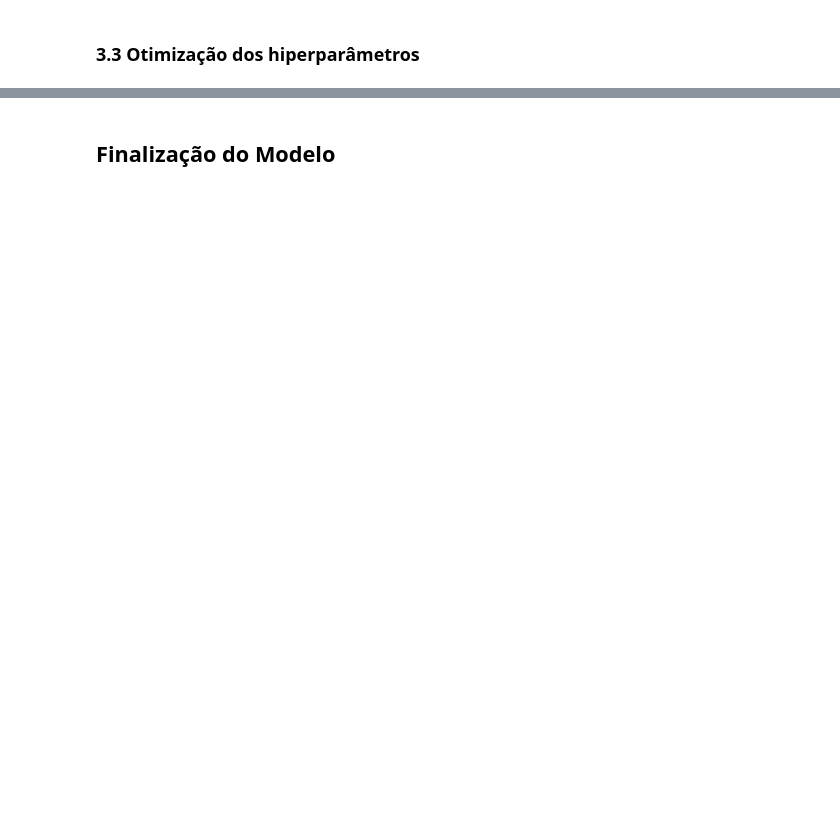
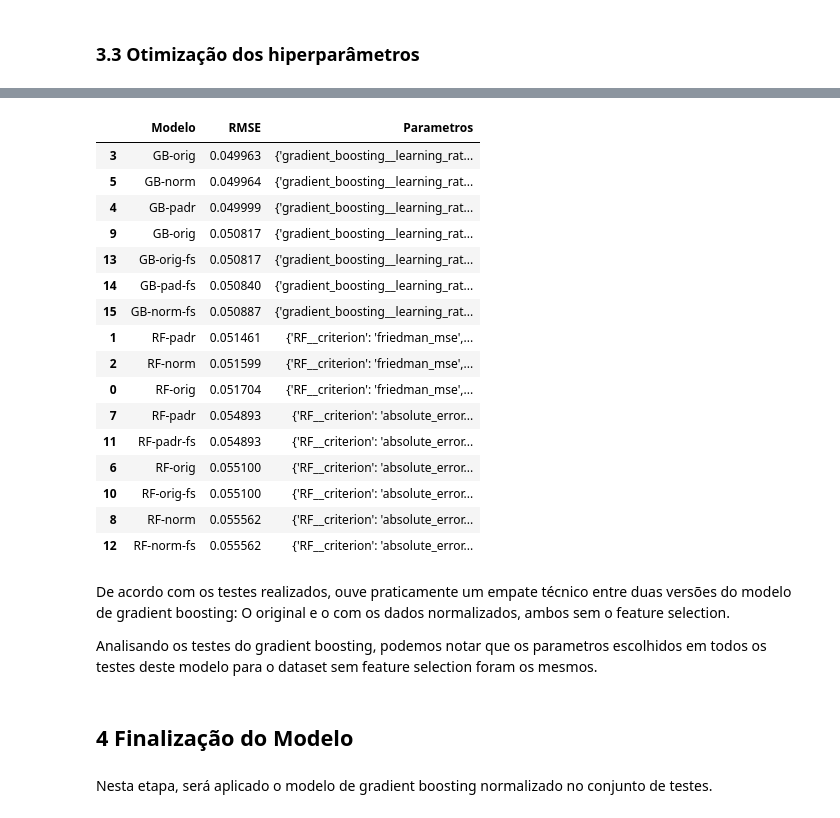
Before and after one commit to kranov582/mvp-2-parte-1, a Jupyter notebook: mvp_2.ipynb, the cells around one changed output, grey strips where cells are left out. Drawn from its saved outputs; the diff is of its cells as text; code cells hidden in the pictures; blank space fills up the shorter version.

```diff
--- a/mvp_2.ipynb
+++ b/mvp_2.ipynb
@@ -615,0 +721,3 @@ Nesta etapa, será feito a otimização dos parametros do modelo que se saiu mel
+# %%
+# Criando uma lista para guardar os resultados
+final_results_otimization = pd.DataFrame(columns = ['Modelo', 'RMSE', 'Parametros'])
@@ -648,0 +828,32 @@ Os melhores parametros encontrados pelo GridSearch para o modelo KNN com esses d
+# %%
+# Tuning do gradient_boosting
+
+np.random.seed(9) # definindo uma semente global para este bloco
+
+pipelines = []
+
+# Definindo os componentes do pipeline
+gradient_boosting = ('gradient_boosting', GradientBoostingRegressor())
+
+standard_scaler = ('StandardScaler', StandardScaler())
+min_max_scaler = ('MinMaxScaler', MinMaxScaler())
+
+pipelines.append(('GB-orig-fs', Pipeline([gradient_boosting])))
+pipelines.append(('GB-pad-fs', Pipeline([standard_scaler, gradient_boosting])))
+pipelines.append(('GB-norm-fs', Pipeline([min_max_scaler, gradient_boosting])))
+
+param_grid_gb = {
+    'gradient_boosting__n_estimators': [10, 50, 100, 500],
+    'gradient_boosting__learning_rate': [0.0001, 0.001, 0.01, 0.1, 1.0],
+    'gradient_boosting__subsample' : [0.5, 0.7, 1.0],
+    'gradient_boosting__max_depth' :[3, 7, 9]
+}
+
+# Prepara e executa o GridSearchCV
+for name, model in pipelines:
+    grid = GridSearchCV(estimator=model, param_grid=param_grid_gb, cv=kfold, scoring='neg_mean_squared_error' )
+    grid.fit(X_train_FS, y_train_FS)
+    nova_linha = {'Modelo': name, 'RMSE': np.sqrt(abs(grid.best_score_)), 'Parametros': grid.best_params_}
+    final_results_otimization = final_results_otimization.append(nova_linha, ignore_index=True)
+    # imprime a melhor configuração
+    print("%s - Melhor: %f usando %s" % (name, np.sqrt(abs(grid.best_score_)), grid.best_params_))
@@ -649,5 +864,31 @@ Os melhores parametros encontrados pelo GridSearch para o modelo KNN com esses d
+# %%
+final_results_otimization.sort_values(by = 'RMSE', ascending = True).head(20)
+# %% [output]
+|  | Modelo | RMSE | Parametros |
+| 3 | GB-orig | 0.049963 | {'gradient_boosting__learning_rat... |
+| 5 | GB-norm | 0.049964 | {'gradient_boosting__learning_rat... |
+| 4 | GB-padr | 0.049999 | {'gradient_boosting__learning_rat... |
+| 9 | GB-orig | 0.050817 | {'gradient_boosting__learning_rat... |
+| 13 | GB-orig-fs | 0.050817 | {'gradient_boosting__learning_rat... |
+| 14 | GB-pad-fs | 0.050840 | {'gradient_boosting__learning_rat... |
+| 15 | GB-norm-fs | 0.050887 | {'gradient_boosting__learning_rat... |
+| 1 | RF-padr | 0.051461 | {'RF__criterion': 'friedman_mse',... |
+| 2 | RF-norm | 0.051599 | {'RF__criterion': 'friedman_mse',... |
+| 0 | RF-orig | 0.051704 | {'RF__criterion': 'friedman_mse',... |
+| 7 | RF-padr | 0.054893 | {'RF__criterion': 'absolute_error... |
+| 11 | RF-padr-fs | 0.054893 | {'RF__criterion': 'absolute_error... |
+| 6 | RF-orig | 0.055100 | {'RF__criterion': 'absolute_error... |
+| 10 | RF-orig-fs | 0.055100 | {'RF__criterion': 'absolute_error... |
+| 8 | RF-norm | 0.055562 | {'RF__criterion': 'absolute_error... |
+| 12 | RF-norm-fs | 0.055562 | {'RF__criterion': 'absolute_error... |
+# %% [markdown]
+De acordo com os testes realizados, ouve praticamente um empate técnico entre duas versões do modelo de gradient boosting: O original e o com os dados normalizados, ambos sem o feature selection.
+
+Analisando os testes do gradient boosting, podemos notar que os parametros escolhidos em todos os testes deste modelo para o dataset sem feature selection foram os mesmos.
 # %% [markdown]
-## Finalização do Modelo
+## 4 Finalização do Modelo
+# %% [markdown]
+Nesta etapa, será aplicado o modelo de gradient boosting normalizado no conjunto de testes.
 # %%
 # Avaliação do modelo com o conjunto de testes
 
```
Also changed, not shown: parts of 34 cells of this notebook.
